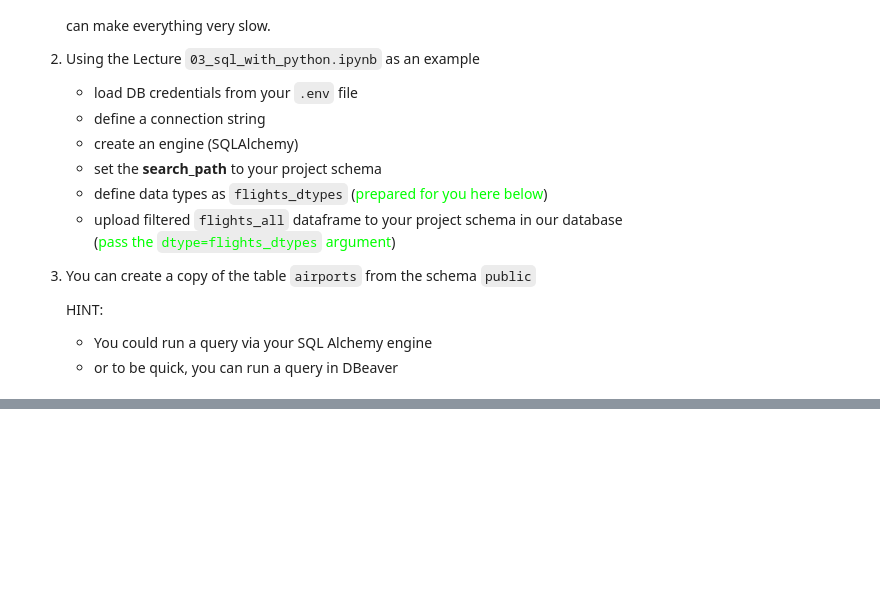
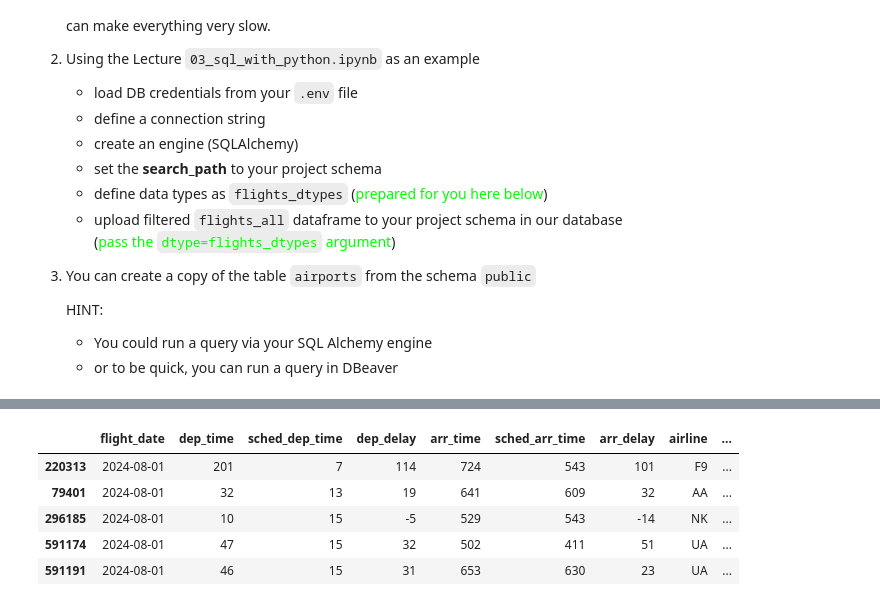
Before and after one commit to mail341/da-08122025-analytics-engineering-project, a Jupyter notebook: fligths_data_wrangling.ipynb, the cells around one changed output, grey strips where cells are left out. Drawn from its saved outputs; the diff is of its cells as text; code cells hidden in the pictures; blank space fills up the shorter version.

```diff
--- a/fligths_data_wrangling.ipynb
+++ b/fligths_data_wrangling.ipynb
@@ -66,7 +72,7 @@ warnings.simplefilter("ignore", urllib3.exceptions.InsecureRequestWarning)
 </details>
 # %%
 # 1. Decide on starting month and total number of months
-start = '01.2024' # Enter the starting month and the year (MM.YYYY)
+start = '08.2024' # Enter the starting month and the year (MM.YYYY)
 length = 3 # How many months do you need?
 # %%
 # 2. Create folders for the zip files download and for the CSV-files extraction
@@ -363,3 +493,12 @@ flights_dtypes = {
     'cancelled': types.Integer,
     'diverted': types.Integer
 }
+# %%
+flights_all.head()
+# %% [output]
+|  | flight_date | dep_time | sched_dep_time | dep_delay | arr_time | sched_arr_time | arr_delay | airline | ... |
+| 220313 | 2024-08-01 | 201 | 7 | 114 | 724 | 543 | 101 | F9 | ... |
+| 79401 | 2024-08-01 | 32 | 13 | 19 | 641 | 609 | 32 | AA | ... |
+| 296185 | 2024-08-01 | 10 | 15 | -5 | 529 | 543 | -14 | NK | ... |
+| 591174 | 2024-08-01 | 47 | 15 | 32 | 502 | 411 | 51 | UA | ... |
+| 591191 | 2024-08-01 | 46 | 15 | 31 | 653 | 630 | 23 | UA | ... |
```
Also changed, not shown: parts of 33 cells of this notebook.
